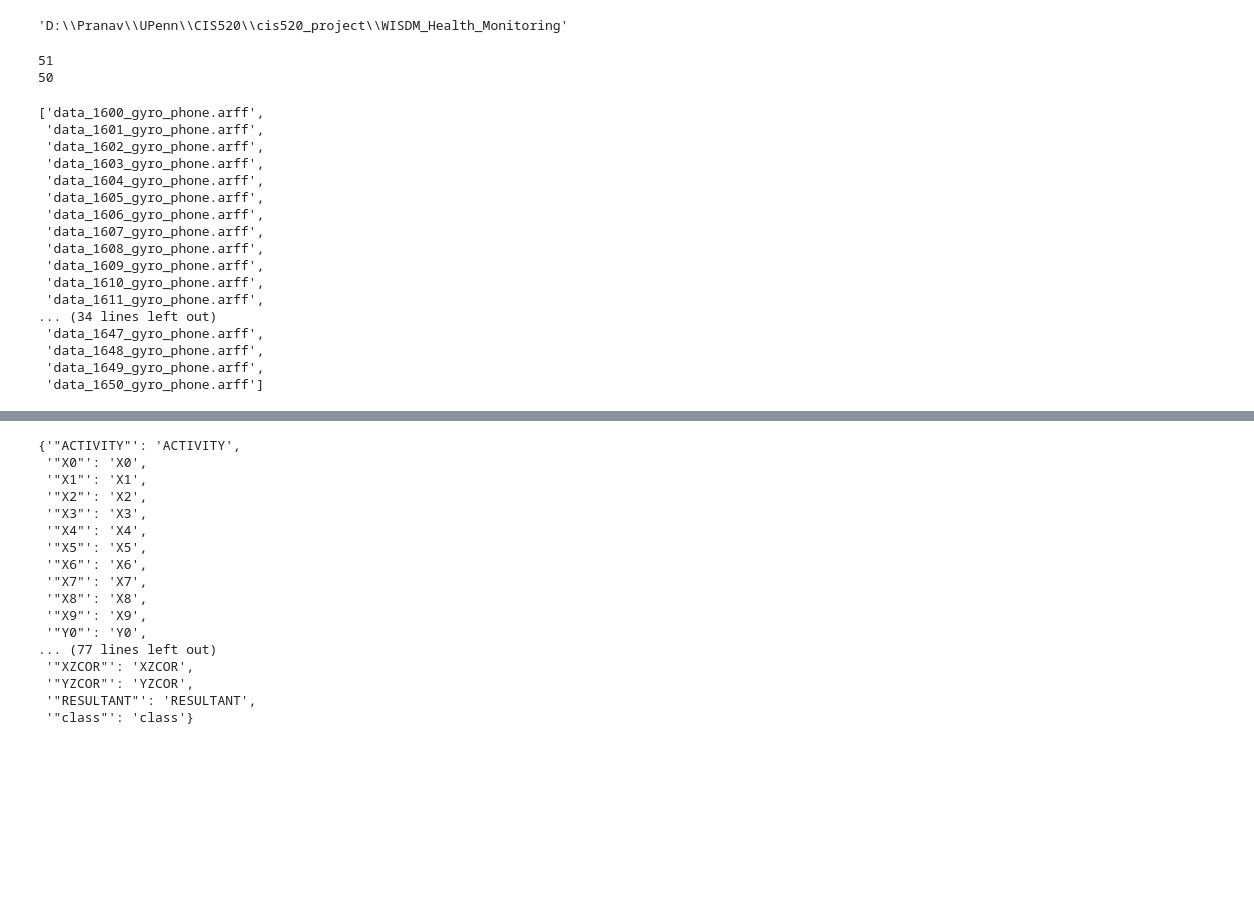
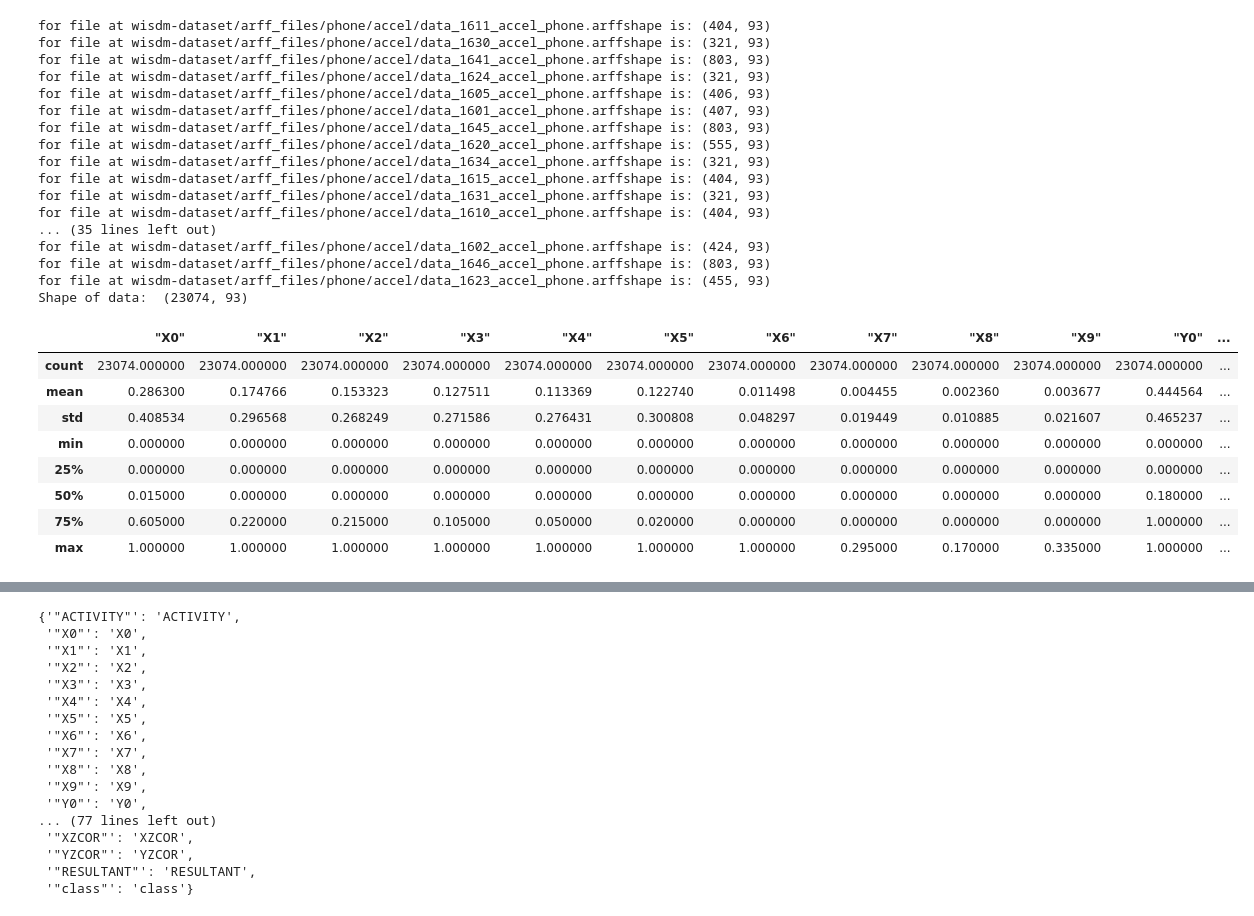
Before and after one commit to Aadit-Patel/WISDM_Health_Monitoring, a Jupyter notebook: base_model_v1.ipynb, the cells around one changed output, grey strips where cells are left out. Saved outputs shown, nothing was run; the diff lists cells and outputs as text; code cells hidden in the pictures; blank space fills up the shorter version.

```diff
--- a/base_model_v1.ipynb
+++ b/base_model_v1.ipynb
@@ -9,4 +0,0 @@ import scipy
-# %%
-os.getcwd()
-# %% [output]
-'D:\\Pranav\\UPenn\\CIS520\\cis520_project\\WISDM_Health_Monitoring'
@@ -15,25 +0,0 @@ ls = os.listdir('wisdm-dataset/arff_files/phone/gyro')
-# %%
-print(len(ls))
-ls.pop(0)
-print(len(ls))
-ls
-# %% [output]
-51
-50
-['data_1600_gyro_phone.arff',
- 'data_1601_gyro_phone.arff',
- 'data_1602_gyro_phone.arff',
- 'data_1603_gyro_phone.arff',
- 'data_1604_gyro_phone.arff',
- 'data_1605_gyro_phone.arff',
- 'data_1606_gyro_phone.arff',
- 'data_1607_gyro_phone.arff',
- 'data_1608_gyro_phone.arff',
- 'data_1609_gyro_phone.arff',
- 'data_1610_gyro_phone.arff',
- 'data_1611_gyro_phone.arff',
-... (34 lines left out)
- 'data_1647_gyro_phone.arff',
- 'data_1648_gyro_phone.arff',
- 'data_1649_gyro_phone.arff',
- 'data_1650_gyro_phone.arff']
@@ -40 +25,52 @@ ls
+# %%
+"""
+Reading the .arff files for phone accel sensor and storing them in a dataframe.
+"""
+
+phone_accel_df = pd.DataFrame()
+filenames = os.listdir('wisdm-dataset/arff_files/phone/accel')
+filenames.pop(6)
+
+for file in filenames:
+    path = "wisdm-dataset/arff_files/phone/accel/" + file
+    data = arff.loadarff(path)
+    df = pd.DataFrame(data[0])
+    print("for file at " + path + "shape is: " + str(df.shape))
+    frames = [df, phone_accel_df]
+    phone_accel_df = pd.concat(frames, sort = False)
+
+"""
+Setting data options
+"""
+print("Shape of data: ", phone_accel_df.shape)
+pd.set_option('display.max_columns', None)
+pd.set_option('display.max_rows', None)
+phone_accel_df.describe()
+# %% [output]
+for file at wisdm-dataset/arff_files/phone/accel/data_1611_accel_phone.arffshape is: (404, 93)
+for file at wisdm-dataset/arff_files/phone/accel/data_1630_accel_phone.arffshape is: (321, 93)
+for file at wisdm-dataset/arff_files/phone/accel/data_1641_accel_phone.arffshape is: (803, 93)
+for file at wisdm-dataset/arff_files/phone/accel/data_1624_accel_phone.arffshape is: (321, 93)
+for file at wisdm-dataset/arff_files/phone/accel/data_1605_accel_phone.arffshape is: (406, 93)
+for file at wisdm-dataset/arff_files/phone/accel/data_1601_accel_phone.arffshape is: (407, 93)
+for file at wisdm-dataset/arff_files/phone/accel/data_1645_accel_phone.arffshape is: (803, 93)
+for file at wisdm-dataset/arff_files/phone/accel/data_1620_accel_phone.arffshape is: (555, 93)
+for file at wisdm-dataset/arff_files/phone/accel/data_1634_accel_phone.arffshape is: (321, 93)
+for file at wisdm-dataset/arff_files/phone/accel/data_1615_accel_phone.arffshape is: (404, 93)
+for file at wisdm-dataset/arff_files/phone/accel/data_1631_accel_phone.arffshape is: (321, 93)
+for file at wisdm-dataset/arff_files/phone/accel/data_1610_accel_phone.arffshape is: (404, 93)
+... (35 lines left out)
+for file at wisdm-dataset/arff_files/phone/accel/data_1602_accel_phone.arffshape is: (424, 93)
+for file at wisdm-dataset/arff_files/phone/accel/data_1646_accel_phone.arffshape is: (803, 93)
+for file at wisdm-dataset/arff_files/phone/accel/data_1623_accel_phone.arffshape is: (455, 93)
+Shape of data:  (23074, 93)
+|  | "X0" | "X1" | "X2" | "X3" | "X4" | "X5" | "X6" | "X7" | "X8" | "X9" | "Y0" | ... |
+| count | 23074.000000 | 23074.000000 | 23074.000000 | 23074.000000 | 23074.000000 | 23074.000000 | 23074.000000 | 23074.000000 | 23074.000000 | 23074.000000 | 23074.000000 | ... |
+| mean | 0.286300 | 0.174766 | 0.153323 | 0.127511 | 0.113369 | 0.122740 | 0.011498 | 0.004455 | 0.002360 | 0.003677 | 0.444564 | ... |
+| std | 0.408534 | 0.296568 | 0.268249 | 0.271586 | 0.276431 | 0.300808 | 0.048297 | 0.019449 | 0.010885 | 0.021607 | 0.465237 | ... |
+| min | 0.000000 | 0.000000 | 0.000000 | 0.000000 | 0.000000 | 0.000000 | 0.000000 | 0.000000 | 0.000000 | 0.000000 | 0.000000 | ... |
+| 25% | 0.000000 | 0.000000 | 0.000000 | 0.000000 | 0.000000 | 0.000000 | 0.000000 | 0.000000 | 0.000000 | 0.000000 | 0.000000 | ... |
+| 50% | 0.015000 | 0.000000 | 0.000000 | 0.000000 | 0.000000 | 0.000000 | 0.000000 | 0.000000 | 0.000000 | 0.000000 | 0.180000 | ... |
+| 75% | 0.605000 | 0.220000 | 0.215000 | 0.105000 | 0.050000 | 0.020000 | 0.000000 | 0.000000 | 0.000000 | 0.000000 | 1.000000 | ... |
+| max | 1.000000 | 1.000000 | 1.000000 | 1.000000 | 1.000000 | 1.000000 | 1.000000 | 0.295000 | 0.170000 | 0.335000 | 1.000000 | ... |
 # %%
```
Also changed, not shown: parts of 50 cells of this notebook.
